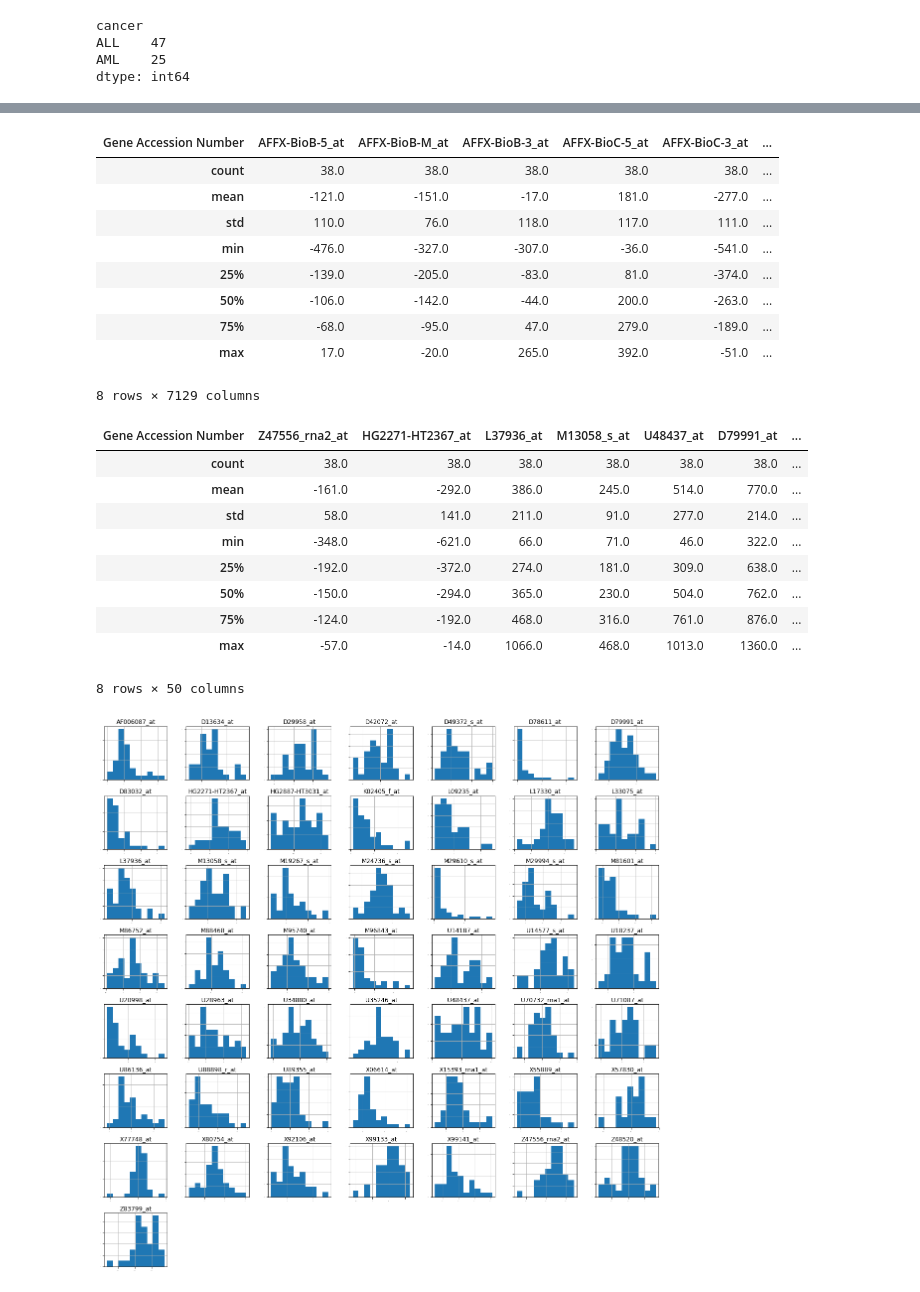
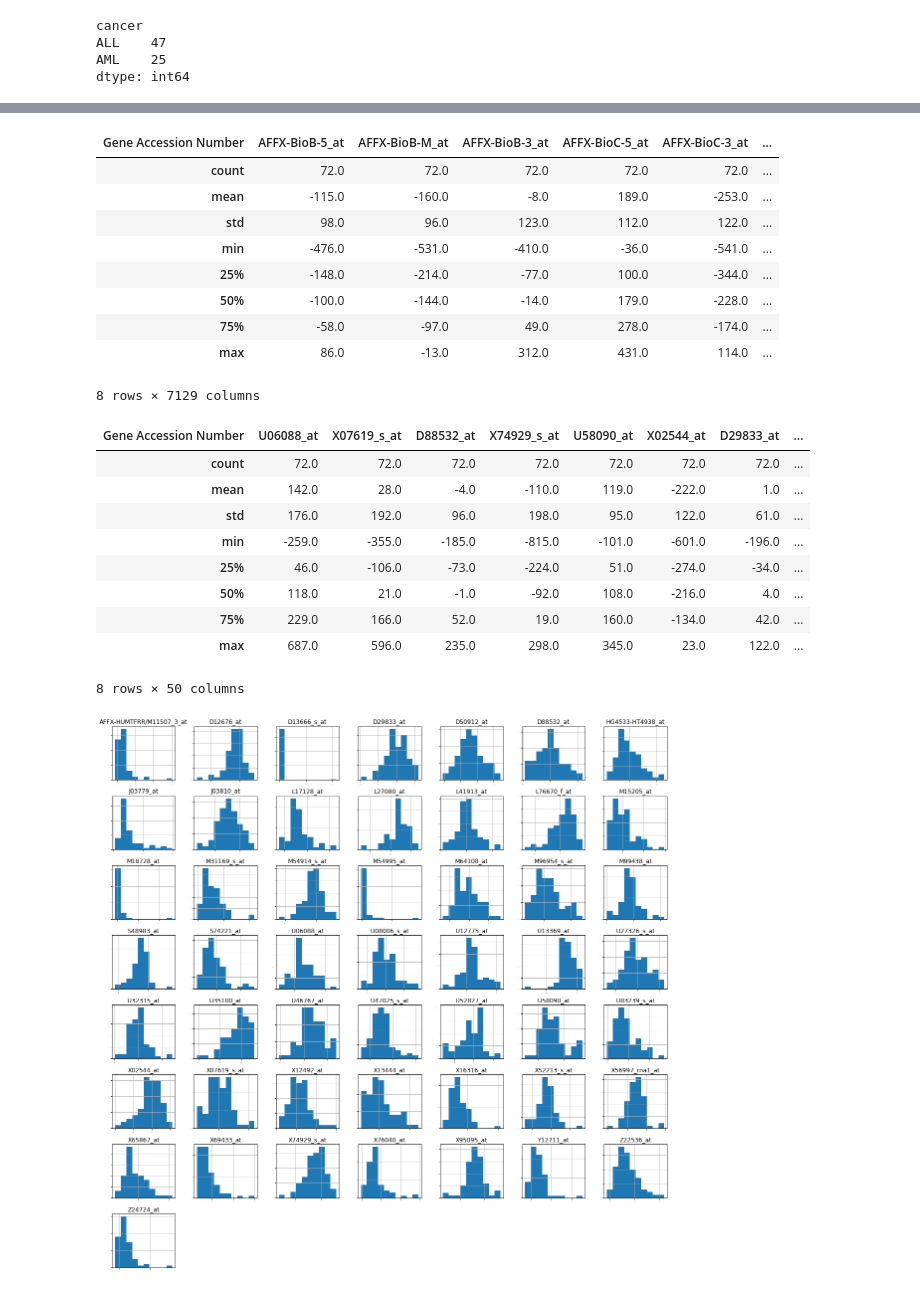
Before and after one commit to anishpdalal/molecular-classification-of-leukemias, a Jupyter notebook: Molecular Classification of ALL or AML by Gene Expression Monitoring.ipynb, the cells around one changed output, grey strips where cells are left out. Cells and saved outputs as stored; diff of their text form; code cells hidden in the pictures.

```diff
--- a/Molecular Classification of ALL or AML by Gene Expression Monitoring.ipynb
+++ b/Molecular Classification of ALL or AML by Gene Expression Monitoring.ipynb
@@ -95,5 +95,8 @@ training_data.columns = training_data.iloc[0]
 test_data = test_data.drop(test_data.index[0]).apply(pd.to_numeric)
 training_data = training_data.drop(training_data.index[0]).apply(pd.to_numeric)
 
-training_data_shape = training_data.shape
-test_data_shape = test_data.shape
+#### Combine the data sets from separate files into a single data set and eventually choose 20% of the samples as validation set
+
+microarray_data = pd.concat([training_data, test_data], axis=0).reset_index(drop=True)
+
+microarray_shape = microarray_data.shape
@@ -112,33 +115,33 @@ training_data.head()
 # %%
-training_data.describe().round()
+microarray_data.describe().round()
 # %% [output]
 | Gene Accession Number | AFFX-BioB-5_at | AFFX-BioB-M_at | AFFX-BioB-3_at | AFFX-BioC-5_at | AFFX-BioC-3_at | ... |
-| count | 38.0 | 38.0 | 38.0 | 38.0 | 38.0 | ... |
-| mean | -121.0 | -151.0 | -17.0 | 181.0 | -277.0 | ... |
-| std | 110.0 | 76.0 | 118.0 | 117.0 | 111.0 | ... |
-| min | -476.0 | -327.0 | -307.0 | -36.0 | -541.0 | ... |
-| 25% | -139.0 | -205.0 | -83.0 | 81.0 | -374.0 | ... |
-| 50% | -106.0 | -142.0 | -44.0 | 200.0 | -263.0 | ... |
-| 75% | -68.0 | -95.0 | 47.0 | 279.0 | -189.0 | ... |
-| max | 17.0 | -20.0 | 265.0 | 392.0 | -51.0 | ... |
+| count | 72.0 | 72.0 | 72.0 | 72.0 | 72.0 | ... |
+| mean | -115.0 | -160.0 | -8.0 | 189.0 | -253.0 | ... |
+| std | 98.0 | 96.0 | 123.0 | 112.0 | 122.0 | ... |
+| min | -476.0 | -531.0 | -410.0 | -36.0 | -541.0 | ... |
+| 25% | -148.0 | -214.0 | -77.0 | 100.0 | -344.0 | ... |
+| 50% | -100.0 | -144.0 | -14.0 | 179.0 | -228.0 | ... |
+| 75% | -58.0 | -97.0 | 49.0 | 278.0 | -174.0 | ... |
+| max | 86.0 | -13.0 | 312.0 | 431.0 | 114.0 | ... |
 8 rows × 7129 columns
 # %%
-training_sample = training_data.sample(n=50, axis=1)
-training_sample.describe().round()
+sample = microarray_data.sample(n=50, axis=1)
+sample.describe().round()
 # %% [output]
-| Gene Accession Number | Z47556_rna2_at | HG2271-HT2367_at | L37936_at | M13058_s_at | U48437_at | D79991_at | ... |
-| count | 38.0 | 38.0 | 38.0 | 38.0 | 38.0 | 38.0 | ... |
-| mean | -161.0 | -292.0 | 386.0 | 245.0 | 514.0 | 770.0 | ... |
-| std | 58.0 | 141.0 | 211.0 | 91.0 | 277.0 | 214.0 | ... |
-| min | -348.0 | -621.0 | 66.0 | 71.0 | 46.0 | 322.0 | ... |
-| 25% | -192.0 | -372.0 | 274.0 | 181.0 | 309.0 | 638.0 | ... |
-| 50% | -150.0 | -294.0 | 365.0 | 230.0 | 504.0 | 762.0 | ... |
-| 75% | -124.0 | -192.0 | 468.0 | 316.0 | 761.0 | 876.0 | ... |
-| max | -57.0 | -14.0 | 1066.0 | 468.0 | 1013.0 | 1360.0 | ... |
+| Gene Accession Number | U06088_at | X07619_s_at | D88532_at | X74929_s_at | U58090_at | X02544_at | D29833_at | ... |
+| count | 72.0 | 72.0 | 72.0 | 72.0 | 72.0 | 72.0 | 72.0 | ... |
+| mean | 142.0 | 28.0 | -4.0 | -110.0 | 119.0 | -222.0 | 1.0 | ... |
+| std | 176.0 | 192.0 | 96.0 | 198.0 | 95.0 | 122.0 | 61.0 | ... |
+| min | -259.0 | -355.0 | -185.0 | -815.0 | -101.0 | -601.0 | -196.0 | ... |
+| 25% | 46.0 | -106.0 | -73.0 | -224.0 | 51.0 | -274.0 | -34.0 | ... |
+| 50% | 118.0 | 21.0 | -1.0 | -92.0 | 108.0 | -216.0 | 4.0 | ... |
+| 75% | 229.0 | 166.0 | 52.0 | 19.0 | 160.0 | -134.0 | 42.0 | ... |
+| max | 687.0 | 596.0 | 235.0 | 298.0 | 345.0 | 23.0 | 122.0 | ... |
 8 rows × 50 columns
 # %%
-training_sample.hist(sharex=False, sharey=False, xlabelsize=1, ylabelsize=1, figsize=(20,20))
+sample.hist(sharex=False, sharey=False, xlabelsize=1, ylabelsize=1, figsize=(20,20))
 pyplot.show()
 # %% [output]
-[figure, old version]
+[figure, new version]
 # %%
```
Also changed, not shown: parts of 17 cells of this notebook.
